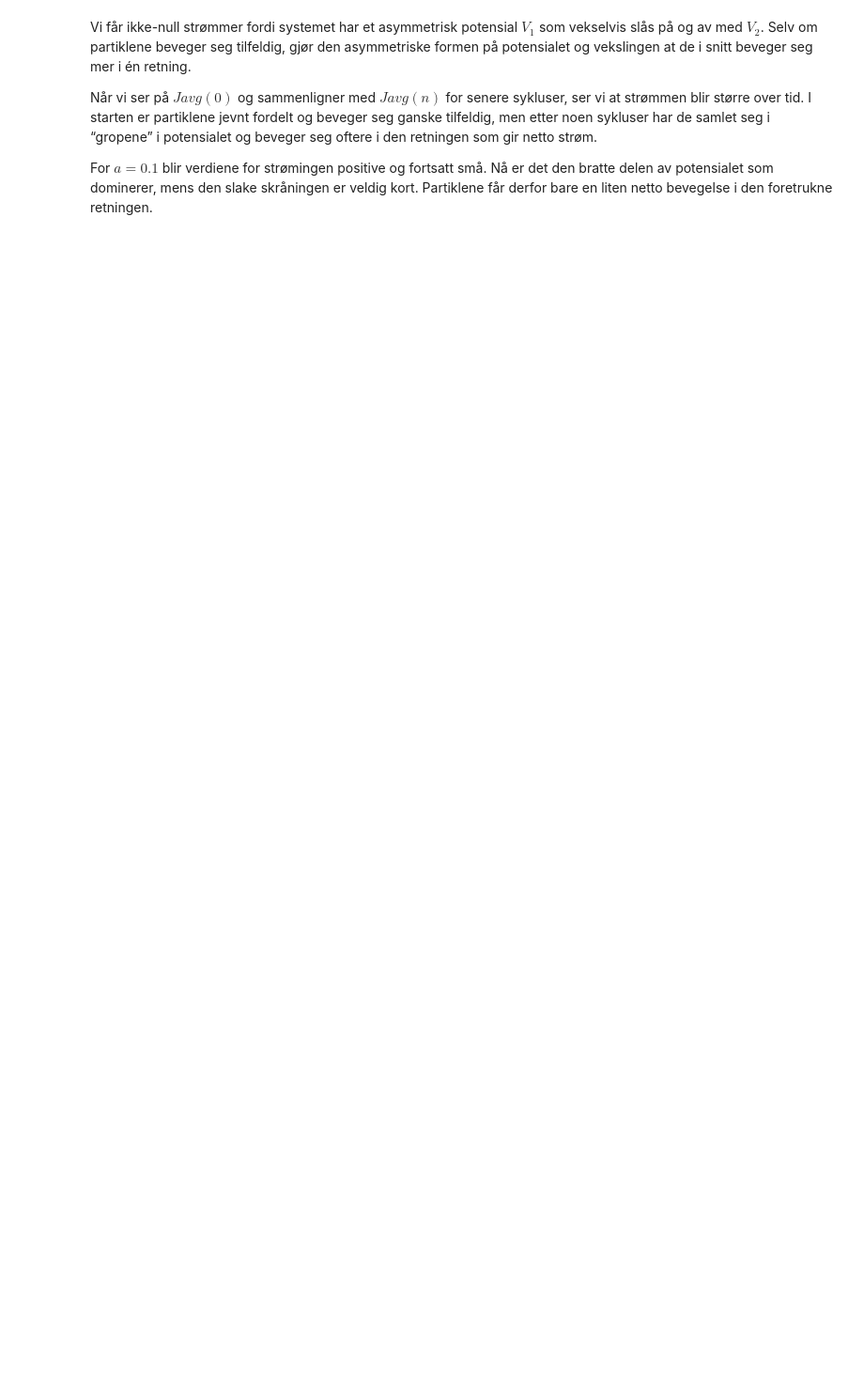
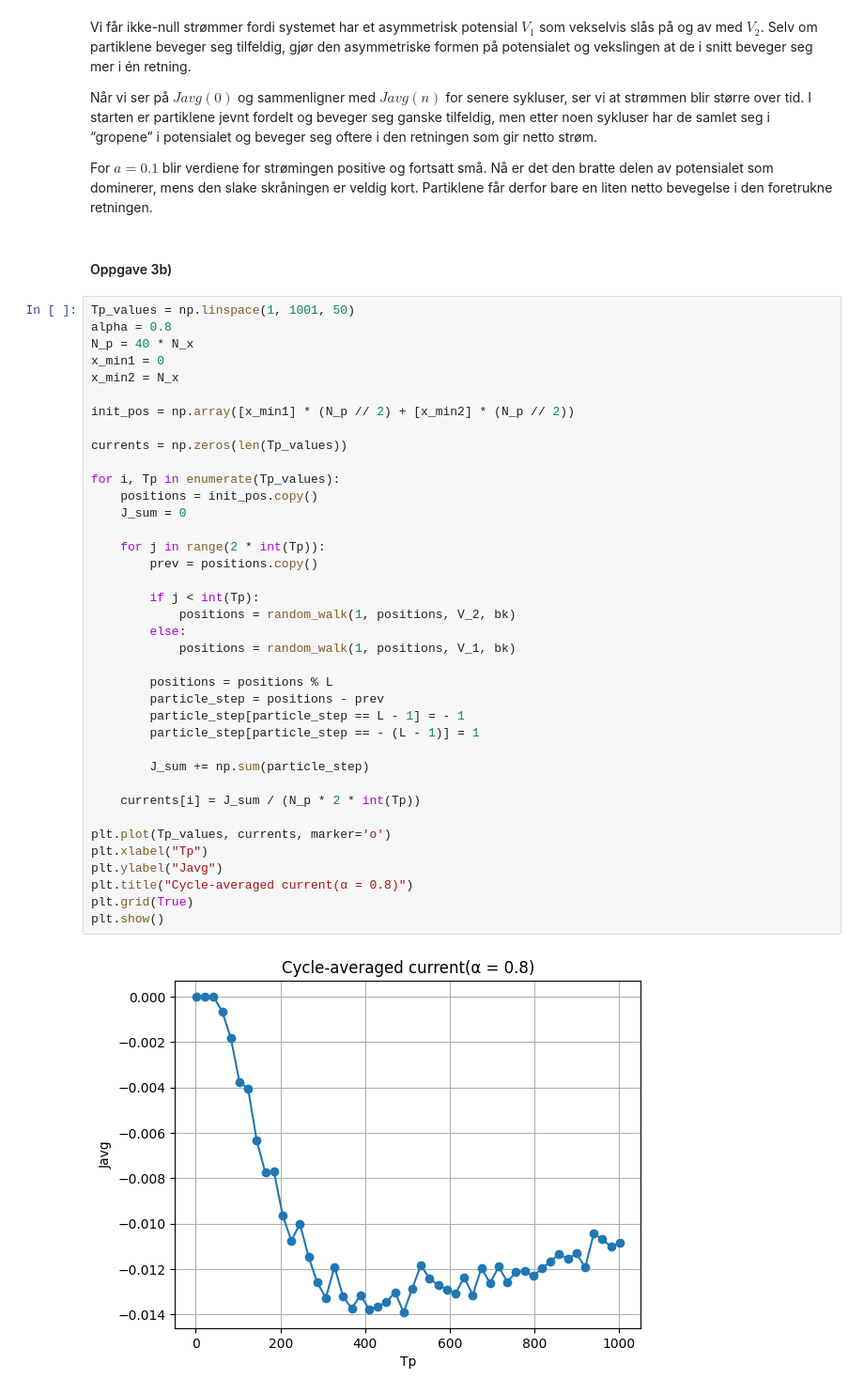
Before and after one commit to einaraarnaes/Prosjekt2, a Jupyter notebook: code.ipynb, the cells around one changed output. Shown at 94% size. Cells and saved outputs as stored; diff of their text form; blank space fills up the shorter version.

```diff
--- a/code.ipynb
+++ b/code.ipynb
@@ -336,3 +336,45 @@ Vi får ikke-null strømmer fordi systemet har et asymmetrisk potensial $V_1$ so
 Når vi ser på $Javg(0)$ og sammenligner med $Javg(n)$ for senere sykluser, ser vi at strømmen blir større over tid. I starten er partiklene jevnt fordelt og beveger seg ganske tilfeldig, men etter noen sykluser har de samlet seg i “gropene” i potensialet og beveger seg oftere i den retningen som gir netto strøm.
 
 For $a=0.1$ blir verdiene for strømingen positive og fortsatt små. Nå er det den bratte delen av potensialet som dominerer, mens den slake skråningen er veldig kort. Partiklene får derfor bare en liten netto bevegelse i den foretrukne retningen.
+# %% [markdown]
+#### Oppgave 3b)
+# %%
+Tp_values = np.linspace(1, 1001, 50)
+alpha = 0.8
+N_p = 40 * N_x
+x_min1 = 0
+x_min2 = N_x
+
+init_pos = np.array([x_min1] * (N_p // 2) + [x_min2] * (N_p // 2))
+
+currents = np.zeros(len(Tp_values))
+
+for i, Tp in enumerate(Tp_values):
+    positions = init_pos.copy()
+    J_sum = 0
+
+    for j in range(2 * int(Tp)):
+        prev = positions.copy()
+
+        if j < int(Tp):
+            positions = random_walk(1, positions, V_2, bk)
+        else:
+            positions = random_walk(1, positions, V_1, bk)
+
+        positions = positions % L
+        particle_step = positions - prev
+        particle_step[particle_step == L - 1] = - 1
+        particle_step[particle_step == - (L - 1)] = 1
+
+        J_sum += np.sum(particle_step)
+
+    currents[i] = J_sum / (N_p * 2 * int(Tp))
+
+plt.plot(Tp_values, currents, marker='o')
+plt.xlabel("Tp")
+plt.ylabel("Javg")
+plt.title("Cycle-averaged current(α = 0.8)")
+plt.grid(True)
+plt.show()
+# %% [output]
+[figure, added]
```
Also changed, not shown: parts of 3 cells of this notebook.
